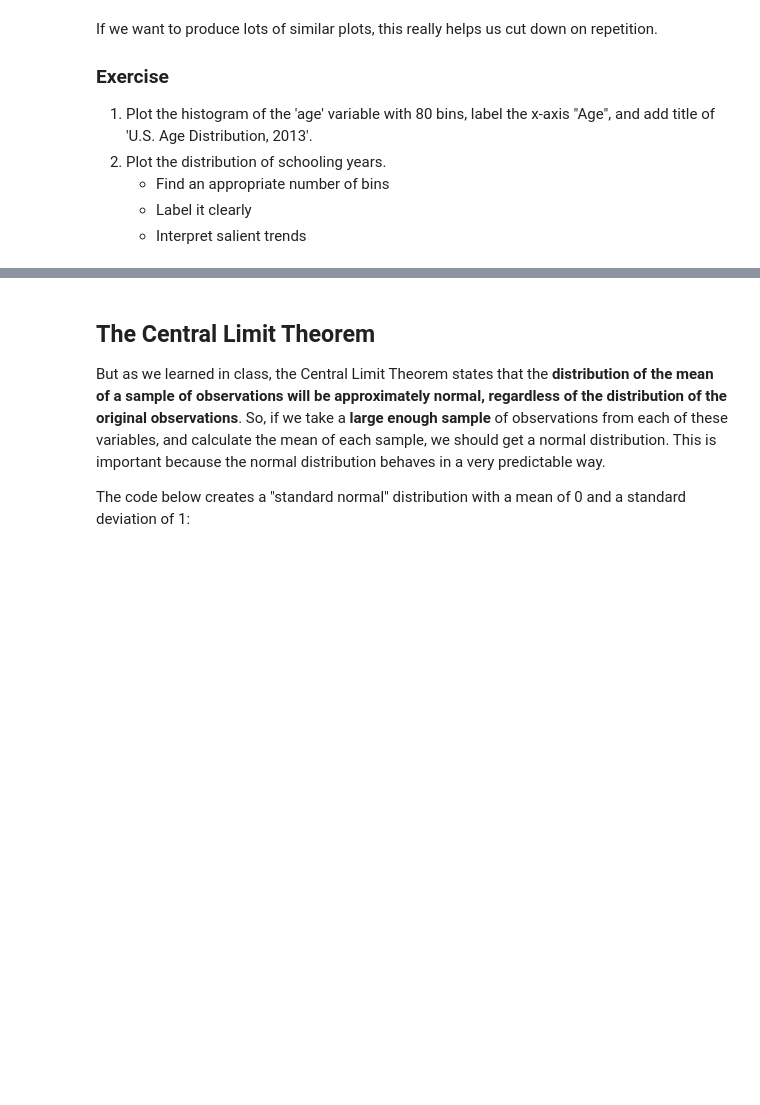
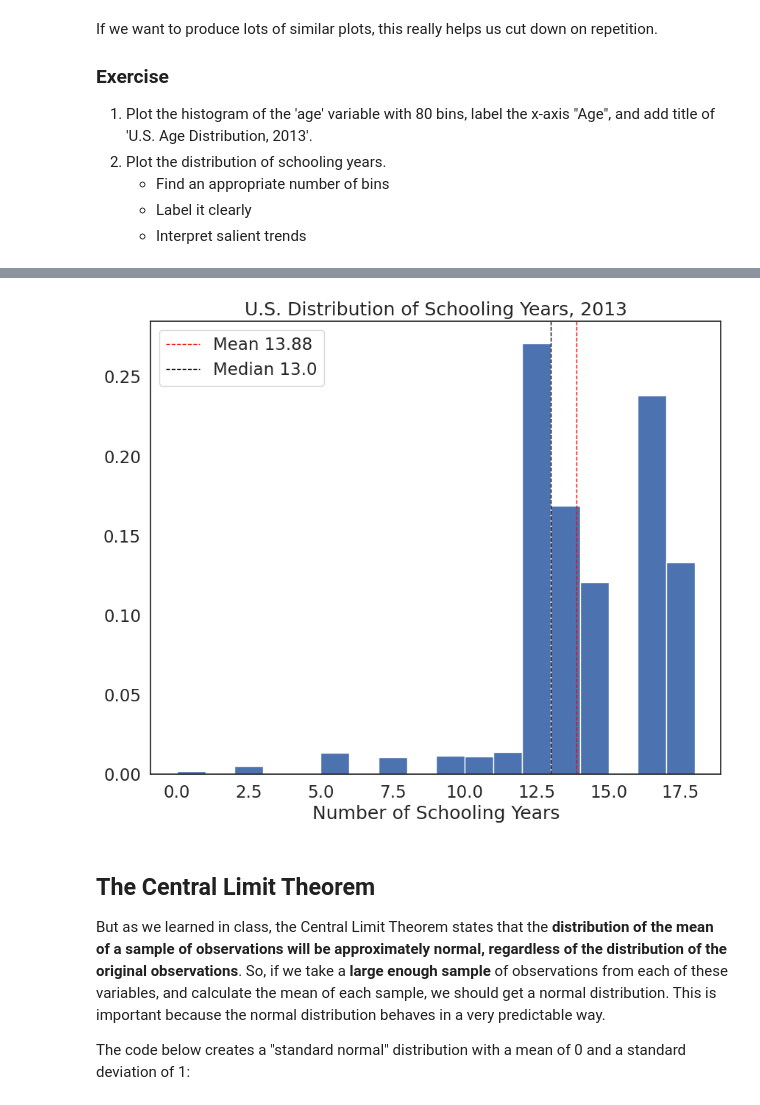
Before and after one commit to danakrasznai/QM2, a Jupyter notebook: notebooks/W05. Distributions and Basic Statistics.ipynb, the cells around one changed output, grey strips where cells are left out. Drawn from its saved outputs; the diff is of its cells as text; code cells hidden in the pictures; blank space fills up the shorter version.

```diff
--- a/notebooks/W05. Distributions and Basic Statistics.ipynb
+++ b/notebooks/W05. Distributions and Basic Statistics.ipynb
@@ -338,3 +346,7 @@ If we want to produce lots of similar plots, this really helps us cut down on re
+# %%
+plot_histogram(variable = df['sch'], bin_number = 18, xlab = 'Number of Schooling Years', title = 'U.S. Distribution of Schooling Years, 2013')
+# %% [output]
+[figure, added]
 # %% [markdown]
 ## The Central Limit Theorem
 
```
Also changed, not shown: parts of 7 cells of this notebook.
